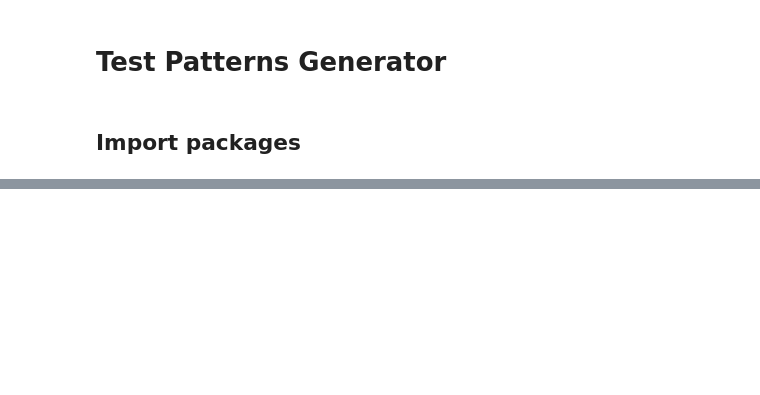
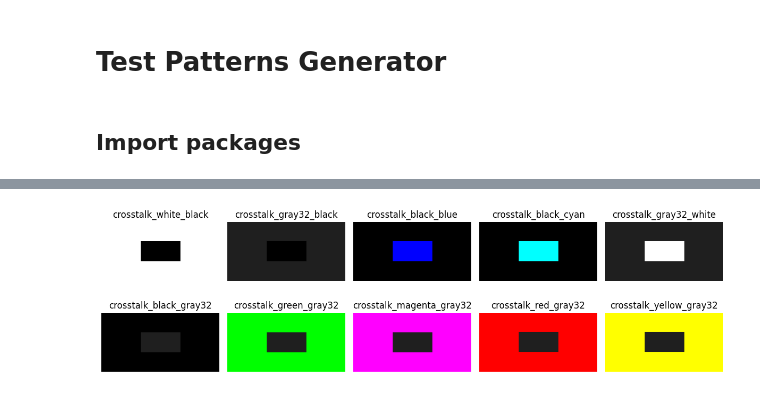
Before and after one commit to workingyifei/display-pattern-generator, a Jupyter notebook: Test Pattern Generator.ipynb, the cells around one changed output, grey strips where cells are left out. Saved outputs shown, nothing was run; the diff lists cells and outputs as text; code cells hidden in the pictures; blank space fills up the shorter version.

```diff
--- a/Test Pattern Generator.ipynb
+++ b/Test Pattern Generator.ipynb
@@ -912,0 +99,22 @@ True
+# %%
+crosstalk_images = []
+crosstalk_patterns = generator.generate_all_crosstalk()  # Generate all crosstalk patterns
+
+for name, img in crosstalk_patterns.items():
+    crosstalk_images.append(img)
+
+# Create a single image with 2 rows and a number of columns based on the number of crosstalk images
+num_images = len(crosstalk_images)
+cols = 5  # Define number of columns for the layout
+rows = (num_images + cols - 1) // cols  # Calculate required rows
+
+fig, axs = plt.subplots(rows, cols, figsize=(12, 3 * rows), tight_layout=True)
+for ax, img, name in zip(axs.flatten(), crosstalk_images, crosstalk_patterns.keys()):
+    ax.imshow(cv2.cvtColor(img, cv2.COLOR_BGR2RGB))  # Convert BGR to RGB
+    ax.set_title(name)
+    ax.axis('off')
+
+os.makedirs('./patterns/demo', exist_ok=True)
+plt.savefig('./patterns/demo/crosstalk_patterns.png', bbox_inches='tight')
+plt.show()
+# %% [output]
@@ -912,0 +131 @@ True
+[figure, added]
```
Also changed, not shown: parts of 64 cells of this notebook.
